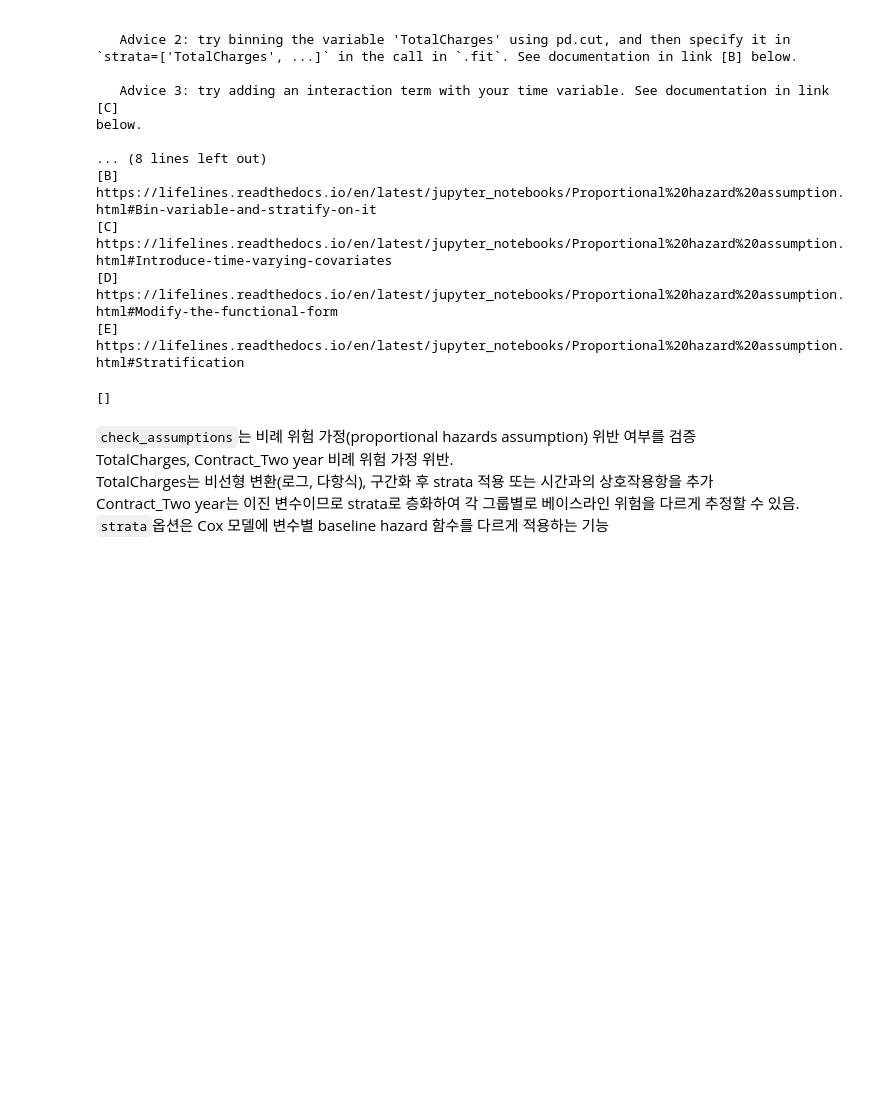
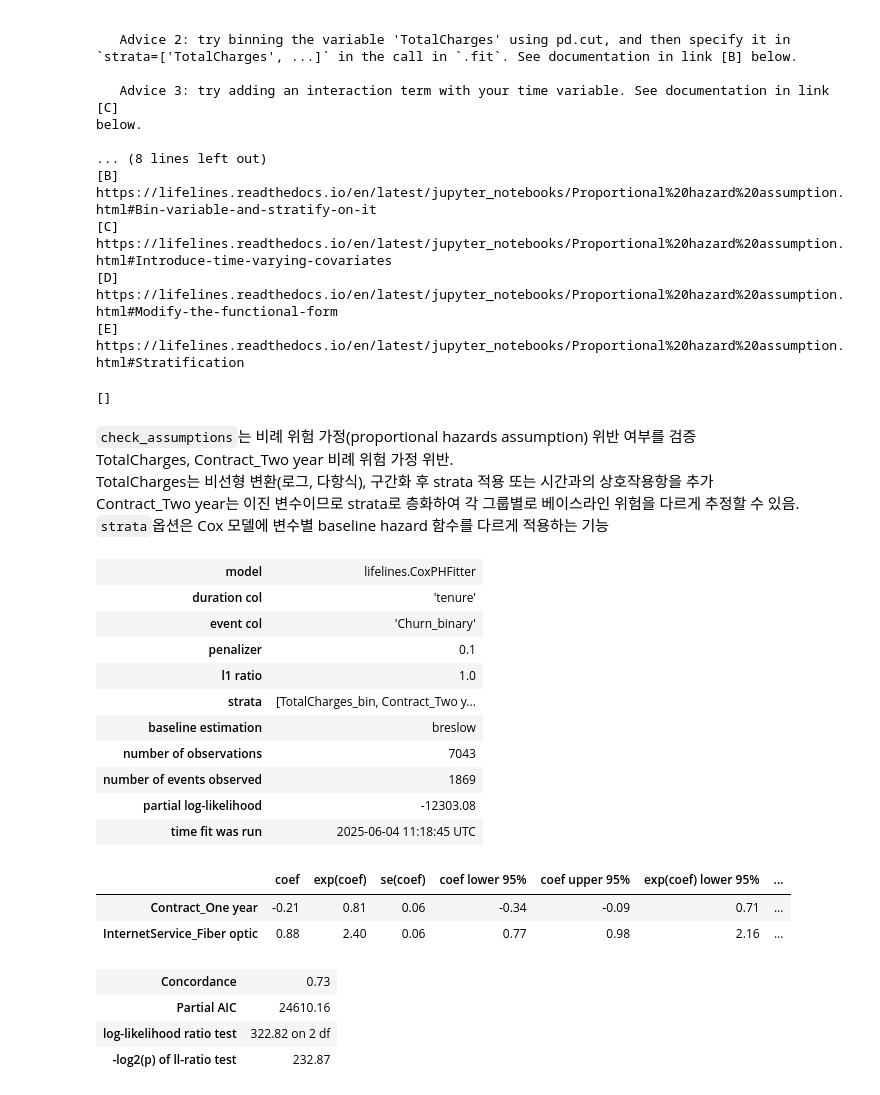
Before and after one commit to wjdgml0526/adp_hands_on, a Jupyter notebook: statistics/telco_customer_churn.ipynb, the cells around one changed output. Cells and saved outputs as stored; diff of their text form; code cells hidden in the pictures; blank space fills up the shorter version.

```diff
--- a/statistics/telco_customer_churn.ipynb
+++ b/statistics/telco_customer_churn.ipynb
@@ -321,3 +321,29 @@ TotalCharges, Contract_Two year	비례 위험 가정 위반.<br>
 TotalCharges는 비선형 변환(로그, 다항식), 구간화 후 strata 적용 또는 시간과의 상호작용항을 추가<br>
 Contract_Two year는 이진 변수이므로 strata로 층화하여 각 그룹별로 베이스라인 위험을 다르게 추정할 수 있음.<br>
 `strata`옵션은 Cox 모델에 변수별 baseline hazard 함수를 다르게 적용하는 기능
+# %%
+df_cox_scaled['TotalCharges_bin'] = pd.qcut(df_cox_scaled['TotalCharges'], q = 4, labels = False)
+df_cox_scaled = df_cox_scaled.drop(columns = ['TotalCharges'])
+
+cph_stratified = CoxPHFitter(penalizer = 0.1, l1_ratio = 1.0)
+cph_stratified.fit(df_cox_scaled, duration_col = 'tenure', event_col = 'Churn_binary', strata = ['TotalCharges_bin', 'Contract_Two year'])
+cph_stratified.print_summary()
+# %% [output]
+| model | lifelines.CoxPHFitter |
+| duration col | 'tenure' |
+| event col | 'Churn_binary' |
+| penalizer | 0.1 |
+| l1 ratio | 1.0 |
+| strata | [TotalCharges_bin, Contract_Two y... |
+| baseline estimation | breslow |
+| number of observations | 7043 |
+| number of events observed | 1869 |
+| partial log-likelihood | -12303.08 |
+| time fit was run | 2025-06-04 11:18:45 UTC |
+|  | coef | exp(coef) | se(coef) | coef lower 95% | coef upper 95% | exp(coef) lower 95% | ... |
+| Contract_One year | -0.21 | 0.81 | 0.06 | -0.34 | -0.09 | 0.71 | ... |
+| InternetService_Fiber optic | 0.88 | 2.40 | 0.06 | 0.77 | 0.98 | 2.16 | ... |
+| Concordance | 0.73 |
+| Partial AIC | 24610.16 |
+| log-likelihood ratio test | 322.82 on 2 df |
+| -log2(p) of ll-ratio test | 232.87 |
```
Also changed, not shown: parts of 5 cells of this notebook.
